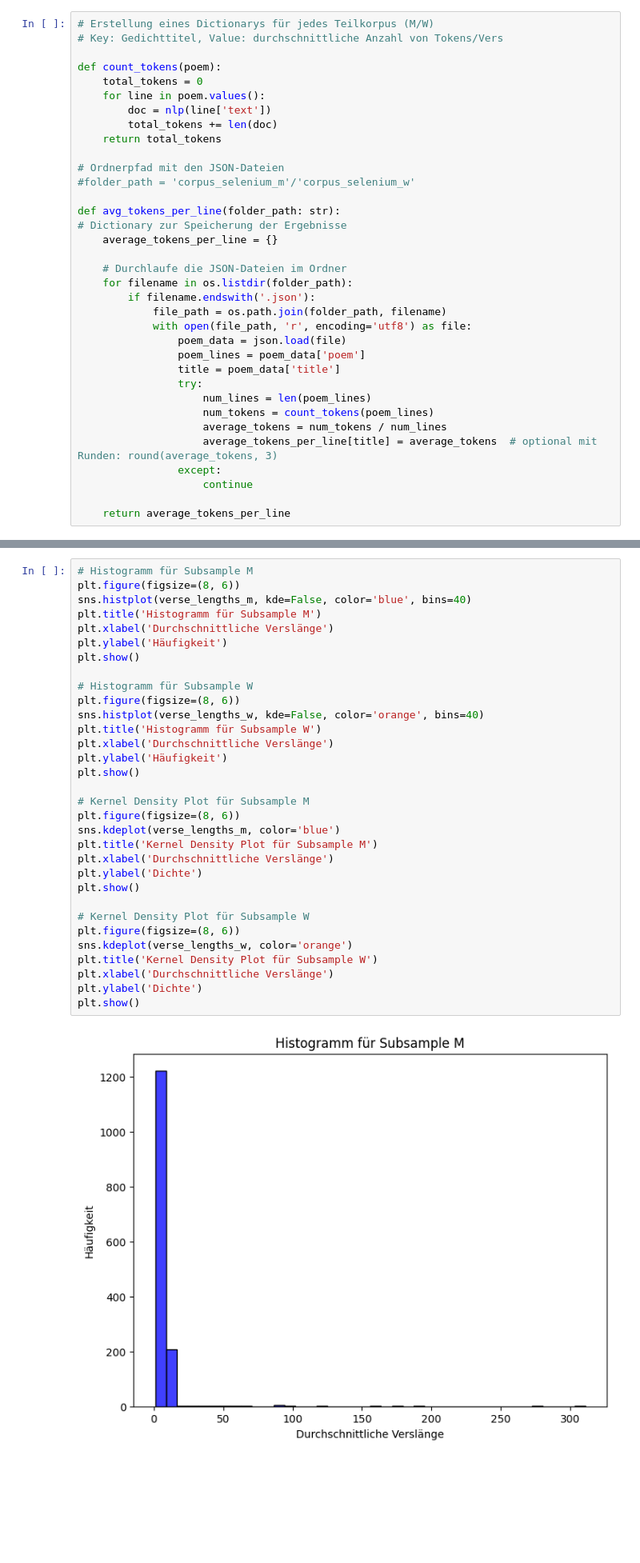
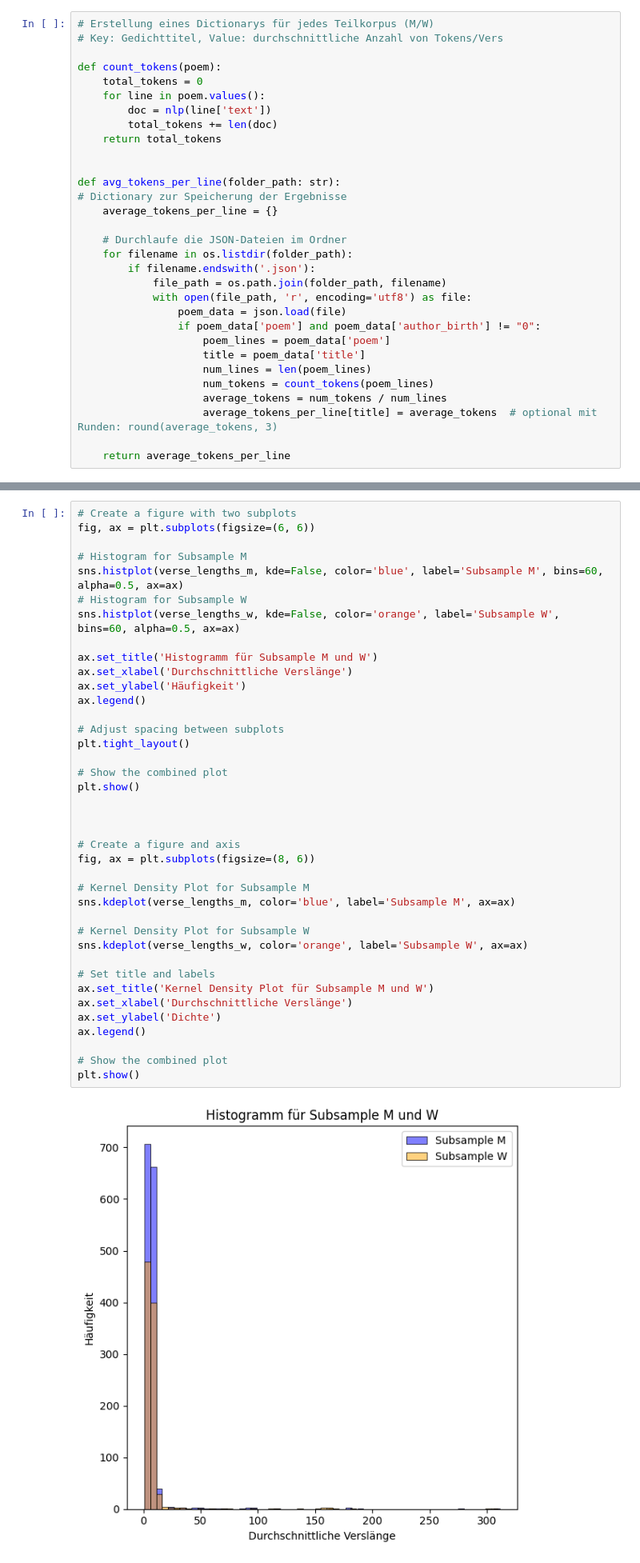
Before and after one commit to niceshice/Forschungsmethoden_LL_Gedichte, a Jupyter notebook: teststatistic_avg-verse-lenghts-per-poem.ipynb, the cells around one changed output, grey strips where cells are left out. Shown at 80% size. Cells and saved outputs as stored; diff of their text form; blank space fills up the shorter version.

```diff
--- a/teststatistic_avg-verse-lenghts-per-poem.ipynb
+++ b/teststatistic_avg-verse-lenghts-per-poem.ipynb
@@ -35,8 +35,6 @@ def count_tokens(poem):
         total_tokens += len(doc)
     return total_tokens
 
-# Ordnerpfad mit den JSON-Dateien
-#folder_path = 'corpus_selenium_m'/'corpus_selenium_w'
 
 def avg_tokens_per_line(folder_path: str):
 # Dictionary zur Speicherung der Ergebnisse
@@ -48,15 +46,13 @@ def avg_tokens_per_line(folder_path: str):
             file_path = os.path.join(folder_path, filename)
             with open(file_path, 'r', encoding='utf8') as file:
                 poem_data = json.load(file)
-                poem_lines = poem_data['poem']
-                title = poem_data['title']
-                try:
+                if poem_data['poem'] and poem_data['author_birth'] != "0":
+                    poem_lines = poem_data['poem']
+                    title = poem_data['title']
                     num_lines = len(poem_lines)
                     num_tokens = count_tokens(poem_lines)
                     average_tokens = num_tokens / num_lines
                     average_tokens_per_line[title] = average_tokens  # optional mit Runden: round(average_tokens, 3)
-                except:
-                    continue
 
     return average_tokens_per_line
 # %%
@@ -172,36 +168,43 @@ Die Tokenfrequenzen für Sample W sind nicht normalverteilt.
 # %% [markdown]
 Visualisierung der Verteilung
 # %%
-# Histogramm für Subsample M
-plt.figure(figsize=(8, 6))
-sns.histplot(verse_lengths_m, kde=False, color='blue', bins=40)
-plt.title('Histogramm für Subsample M')
-plt.xlabel('Durchschnittliche Verslänge')
-plt.ylabel('Häufigkeit')
+# Create a figure with two subplots
+fig, ax = plt.subplots(figsize=(6, 6))
+
+# Histogram for Subsample M
+sns.histplot(verse_lengths_m, kde=False, color='blue', label='Subsample M', bins=60, alpha=0.5, ax=ax)
+# Histogram for Subsample W
+sns.histplot(verse_lengths_w, kde=False, color='orange', label='Subsample W', bins=60, alpha=0.5, ax=ax)
+
+ax.set_title('Histogramm für Subsample M und W')
+ax.set_xlabel('Durchschnittliche Verslänge')
+ax.set_ylabel('Häufigkeit')
+ax.legend()
+
+# Adjust spacing between subplots
+plt.tight_layout()
+
+# Show the combined plot
 plt.show()
 
-# Histogramm für Subsample W
-plt.figure(figsize=(8, 6))
-sns.histplot(verse_lengths_w, kde=False, color='orange', bins=40)
-plt.title('Histogramm für Subsample W')
-plt.xlabel('Durchschnittliche Verslänge')
-plt.ylabel('Häufigkeit')
+
+
+# Create a figure and axis
+fig, ax = plt.subplots(figsize=(8, 6))
+
+# Kernel Density Plot for Subsample M
+sns.kdeplot(verse_lengths_m, color='blue', label='Subsample M', ax=ax)
+
+# Kernel Density Plot for Subsample W
+sns.kdeplot(verse_lengths_w, color='orange', label='Subsample W', ax=ax)
+
+# Set title and labels
+ax.set_title('Kernel Density Plot für Subsample M und W')
+ax.set_xlabel('Durchschnittliche Verslänge')
+ax.set_ylabel('Dichte')
+ax.legend()
+
+# Show the combined plot
 plt.show()
-
-# Kernel Density Plot für Subsample M
-plt.figure(figsize=(8, 6))
-sns.kdeplot(verse_lengths_m, color='blue')
-plt.title('Kernel Density Plot für Subsample M')
-plt.xlabel('Durchschnittliche Verslänge')
-plt.ylabel('Dichte')
-plt.show()
-
-# Kernel Density Plot für Subsample W
-plt.figure(figsize=(8, 6))
-sns.kdeplot(verse_lengths_w, color='orange')
-plt.title('Kernel Density Plot für Subsample W')
-plt.xlabel('Durchschnittliche Verslänge')
-plt.ylabel('Dichte')
-plt.show()
 # %% [output]
-[figure, old version]
+[figure, new version]
```
Also changed, not shown: parts of 9 cells of this notebook, 4 other files.
